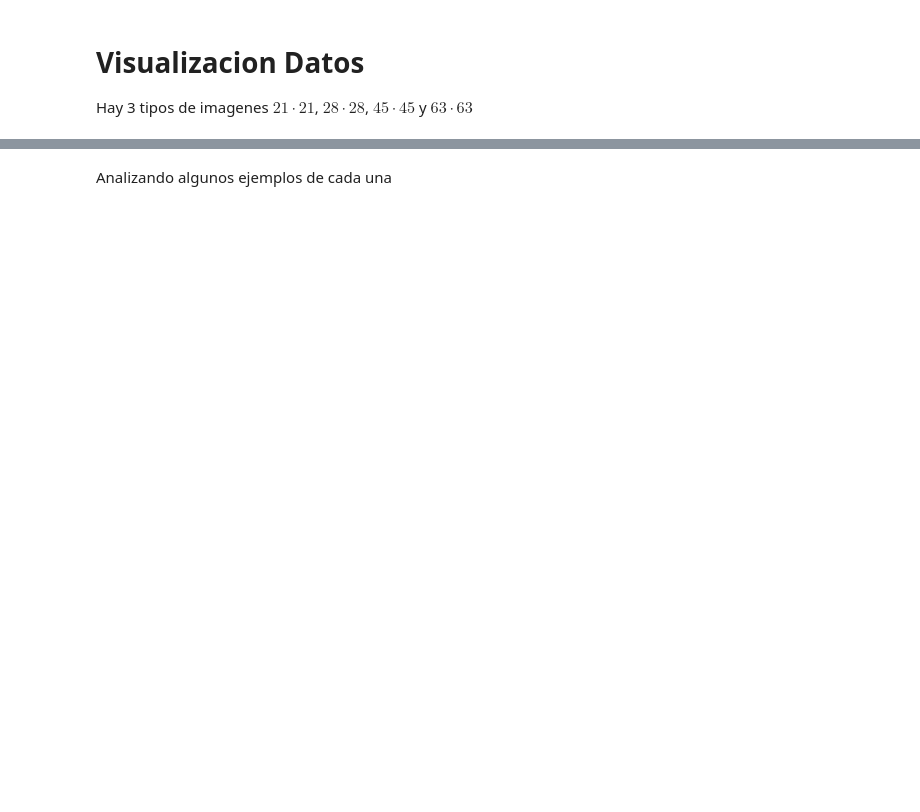
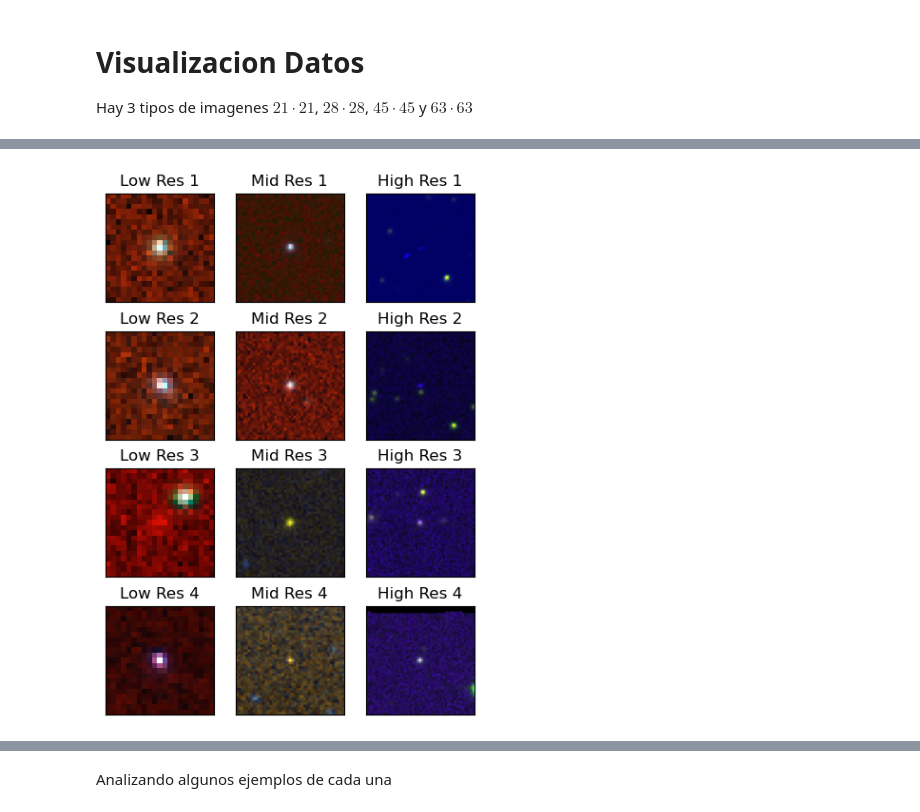
Before and after one commit to pmarconep/ZTF_alert_8a, a Jupyter notebook: proyecto.ipynb, the cells around one changed output, grey strips where cells are left out. Drawn from its saved outputs; the diff is of its cells as text; code cells hidden in the pictures; blank space fills up the shorter version.

```diff
--- a/proyecto.ipynb
+++ b/proyecto.ipynb
@@ -310,0 +262,7 @@ Shape of images in td_ztf_stamp_17_06_20 (Train): (63, 63, 3)
+# %%
+import src.plots as plots
+importlib.reload(plots)
+
+plots.plot_example_dataset(dataset_1_21, dataset_1_45, dataset_1_63, n=4)#sample = [0,1,2,3],n=3)
+# %% [output]
+[figure, added]
```
Also changed, not shown: parts of 16 cells of this notebook.
